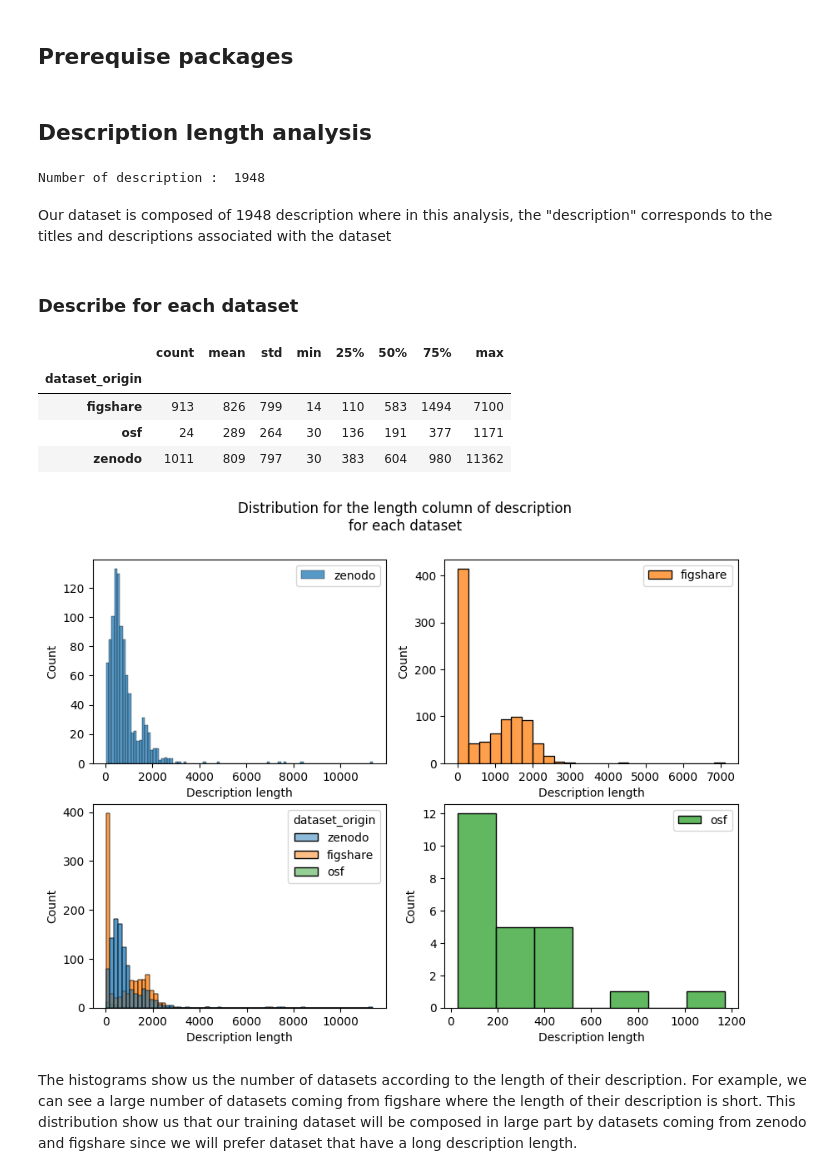
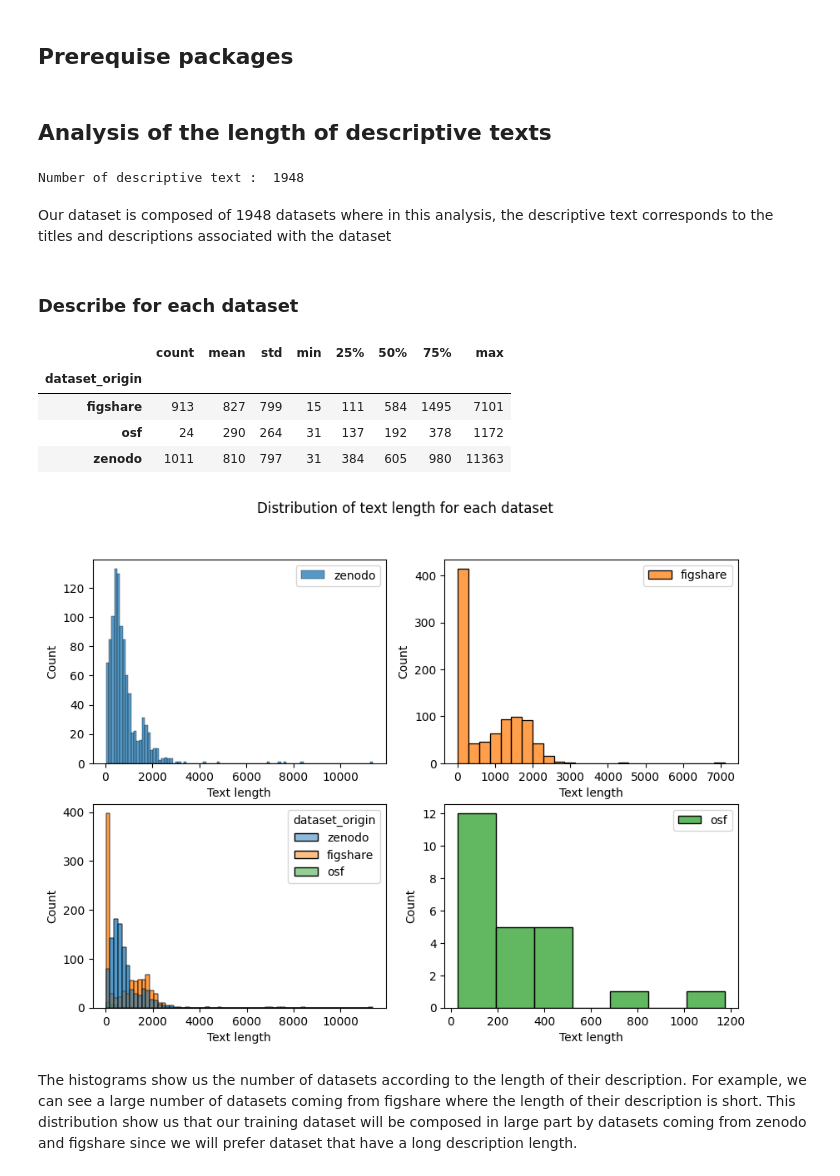
Before and after one commit to pierrepo/mdner, a Jupyter notebook: notebooks/annotation_analysis.ipynb, the cells around one changed output. Saved outputs shown, nothing was run; the diff lists cells and outputs as text; code cells hidden in the pictures.

```diff
--- a/notebooks/annotation_analysis.ipynb
+++ b/notebooks/annotation_analysis.ipynb
@@ -9,60 +9,61 @@ import seaborn as sns
 from sklearn.feature_extraction.text import TfidfVectorizer
 from sklearn.metrics.pairwise import cosine_similarity
 # %% [markdown]
-## Description length analysis
+## Analysis of the length of descriptive texts
 # %%
 # Load data
 datasets = pd.read_parquet(
     "https://sandbox.zenodo.org/record/1169962/files/datasets.parquet"
 )
-# Create a description length column
+# Create a text column and text length column
 df = datasets.copy()
-df.loc[:, "description_length"] = df["description"].str.len() + df["title"].str.len()
-if df["description_length"].isnull().values.any():
-    df = df.dropna(subset = ["description_length", "title", "description"])
-print("Number of description : ", df.shape[0])
+df.loc[:, "text_length"] = df["description"].str.len() + df["title"].str.len() + 1
+df["text_dataset"] = df["title"] + " " + df["description"]
+if df["text_length"].isnull().values.any():
+    df = df.dropna(subset = ["text_length", "title", "description"])
+print("Number of descriptive text : ", df.shape[0])
 # %% [output]
-Number of description :  1948
+Number of descriptive text :  1948
 # %% [markdown]
-Our dataset is composed of 1948 description where in this analysis, the "description" corresponds to the titles and descriptions associated with the dataset
+Our dataset is composed of 1948 datasets where in this analysis, the descriptive text corresponds to the titles and descriptions associated with the dataset
 # %% [markdown]
 ### Describe for each dataset
 # %%
 pd.set_option('display.float_format', lambda x: '%.0f' % x)
-grouped = df.groupby(["dataset_origin"])["description_length"]
+grouped = df.groupby(["dataset_origin"])["text_length"]
 grouped.describe()
 # %% [output]
 |  | count | mean | std | min | 25% | 50% | 75% | max |
 | dataset_origin |  |  |  |  |  |  |  |  |
-| figshare | 913 | 826 | 799 | 14 | 110 | 583 | 1494 | 7100 |
-| osf | 24 | 289 | 264 | 30 | 136 | 191 | 377 | 1171 |
-| zenodo | 1011 | 809 | 797 | 30 | 383 | 604 | 980 | 11362 |
+| figshare | 913 | 827 | 799 | 15 | 111 | 584 | 1495 | 7101 |
+| osf | 24 | 290 | 264 | 31 | 137 | 192 | 378 | 1172 |
+| zenodo | 1011 | 810 | 797 | 31 | 384 | 605 | 980 | 11363 |
 # %%
 dataset_origin = ["zenodo", "figshare", "osf"]
 fig, axs = plt.subplots(2, 2, figsize=(10, 7))
 for i in range(len(axs)):
     for j in range(i, len(axs[i])):
         sns.histplot(
             data=df[df["dataset_origin"] == dataset_origin[i+j]],
-            x="description_length",
+            x="text_length",
             ax=axs[i, j],
             color= "C" + str(i + j)
         )
         axs[i, j].legend([dataset_origin[i+j]])
-        axs[i, j].set_xlabel("Description length")
+        axs[i, j].set_xlabel("Text length")
         if i == j:
             sns.histplot(
                 data=df,
-                x="description_length",
+                x="text_length",
                 hue="dataset_origin",
                 palette=["C0", "C1", "C2"],
                 ax=axs[1, 0]
             )
-            axs[1, 0].set_xlabel("Description length")
-fig.suptitle("Distribution for the length column of description\nfor each dataset")
+            axs[1, 0].set_xlabel("Text length")
+fig.suptitle("Distribution of text length for each dataset")
 plt.show()
 # %% [output]
-[figure, old version]
+[figure, new version]
 # %% [markdown]
 The histograms show us the number of datasets according to the length of their description. For example, we can see a large number of datasets coming from figshare where the length of their description is short. This distribution show us that our training dataset will be composed in large part by datasets coming from zenodo and figshare since we will prefer dataset that have a long description length.
 # %% [markdown]
```
Also changed, not shown: parts of 20 cells of this notebook.
